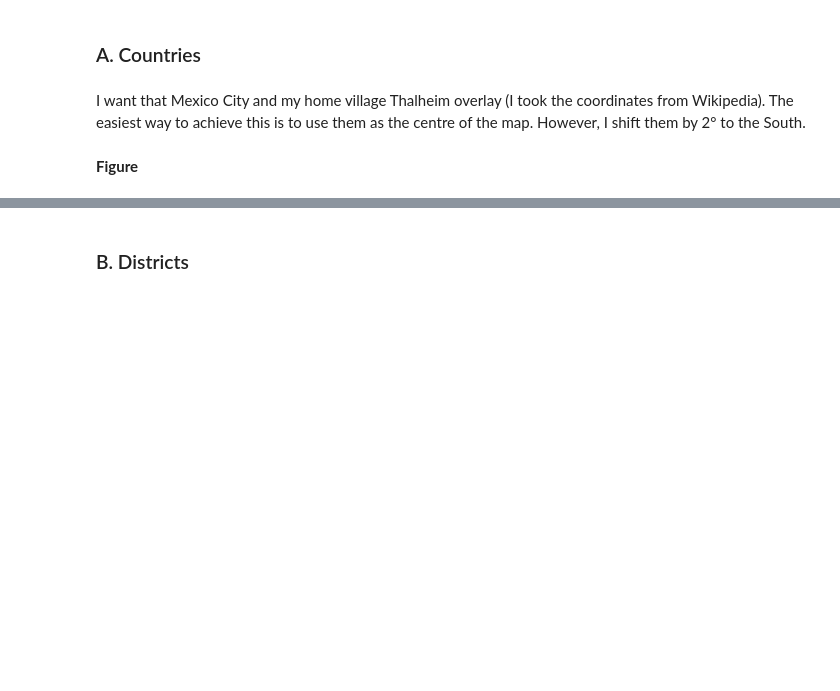
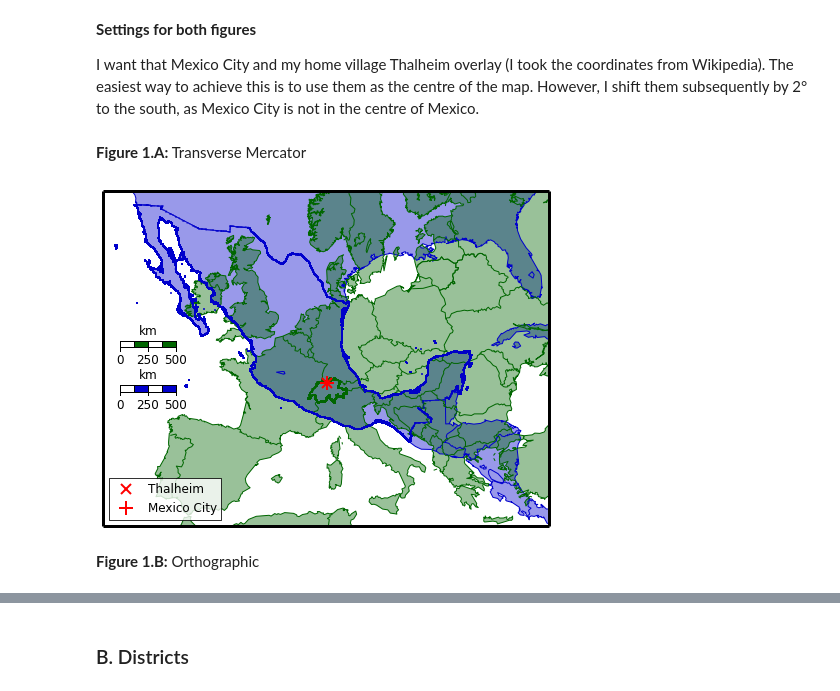
Before and after one commit to prisae/blog-notebooks, a Jupyter notebook: MXCH.ipynb, the cells around one changed output, grey strips where cells are left out. Cells and saved outputs as stored; diff of their text form; code cells hidden in the pictures; blank space fills up the shorter version.

```diff
--- a/MXCH.ipynb
+++ b/MXCH.ipynb
@@ -25,5 +22,3 @@ import shapefile
 import numpy as np
 import matplotlib.pyplot as plt
 from mpl_toolkits.basemap import Basemap
-# %% [markdown]
-### A. Countries
@@ -36,3 +25,6 @@ proj = 'tmerc'
 # %% [markdown]
-I want that Mexico City and my home village Thalheim overlay (I took the coordinates from Wikipedia). The easiest way to achieve this is to use them as the centre of the map. However, I shift them by 2° to the South.
+**Settings for both figures**
+
+I want that Mexico City and my home village Thalheim overlay (I took the coordinates from Wikipedia). The easiest way to achieve this is to use them as the centre of the map. However, I shift them subsequently by 2° to the south, as Mexico City is not in the
+centre of Mexico.
 # %%
@@ -44,5 +36,68 @@ shift = [0, 2]
 # Colours
 cMX = '#0000cc' # Blue tone
 cCH = '#006600' # Green tone
+# %% [markdown]
+**Figure 1.A:** Transverse Mercator
+# %%
+# 4000 km east-west, 3000 km north-south, low resolution, Transverse Mercator
+width = 4000000
+height = 3000000
+res = 'l'
+proj = 'tmerc'
+
+fig1a = plt.figure(figsize=(8, 6))
+
+# Create basemaps for Mexico and Switzerland
+m_mx = Basemap(width=width, height=height, resolution=res, projection=proj,
+            lon_0=DF[0]+shift[0], lat_0=DF[1]+shift[1])
+m_ch = Basemap(width=width, height=height, resolution=res, projection=proj,
+            lon_0=TH[0]+shift[0], lat_0=TH[1]+shift[1])
+
+# Draw coast lines
+m_mx.drawcoastlines(color=cMX, linewidth=1)
+m_ch.drawcoastlines(color=cCH, linewidth=1)
+
+# Draw all country borders
+m_mx.drawcountries(color=cMX, linewidth=1)
+m_ch.drawcountries(color=cCH, linewidth=1)
+
+# Fill continents and lakes
+m_mx.fillcontinents(lake_color='none', color=cMX, alpha=.4)
+m_ch.fillcontinents(lake_color='none', color=cCH, alpha=.4)
+
+# Draw extra points for the Swiss and Mexican countries to highlight
+CHE_adm0 = shapefile.Reader('data/basemap/CHE_adm0')
+MEX_adm0 = shapefile.Reader('data/basemap/MEX_adm0')
+
+chlonlat = np.array(CHE_adm0.shape().points)
+mxlonlat = np.array(MEX_adm0.shape().points)
+
+m_ch.plot(chlonlat[:, 0], chlonlat[:, 1] , '.', c=cCH, latlon=True, ms=1)
+m_mx.plot(mxlonlat[:, 0], mxlonlat[:, 1], '.', c=cMX, latlon=True, ms=1)
+
+# Draw scales to cross-check that the scales are the same
+# (shift scale 1600 km to the west from centre, and a bit north/south)
+smx = np.array(m_mx(DF[0], DF[1])) - np.array([1600000,  50000])
+sch = np.array(m_ch(TH[0], TH[1])) - np.array([1600000, -350000])
+ismx = m_mx(smx[0], smx[1], inverse='True')
+isch = m_ch(sch[0], sch[1], inverse='True')
+
+m_mx.drawmapscale(ismx[0], ismx[1], DF[0]+shift[0], DF[1]+shift[1],
+                  500, barstyle='fancy', fillcolor2=cMX, fontsize=12)
+m_ch.drawmapscale(isch[0], isch[1], TH[0]+shift[0], TH[1]+shift[1],
+                  500, barstyle='fancy',  fillcolor2=cCH, fontsize=12)
+
+# Add Mexico City and Thalheim AG
+m_mx.plot(DF[0], DF[1], 'x', c='r', ms=10, mew=2, latlon=True, label='Thalheim')
+m_ch.plot(TH[0], TH[1], '+', c='r', ms=14, mew=2, latlon=True, label='Mexico City')
+lg = plt.legend(loc='lower left', fontsize=12, numpoints=1)
+lg.get_frame().set_alpha(.8) # A little transparency
+
+# Draw a thick border around the whole
+m_mx.drawmapboundary(color='k', linewidth=3)
+
+plt.show()
+# %% [output]
+[figure, added]
 # %% [markdown]
-**Figure**
+**Figure 1.B:** Orthographic
```
Also changed, not shown: parts of 9 cells of this notebook, 2 other files.
